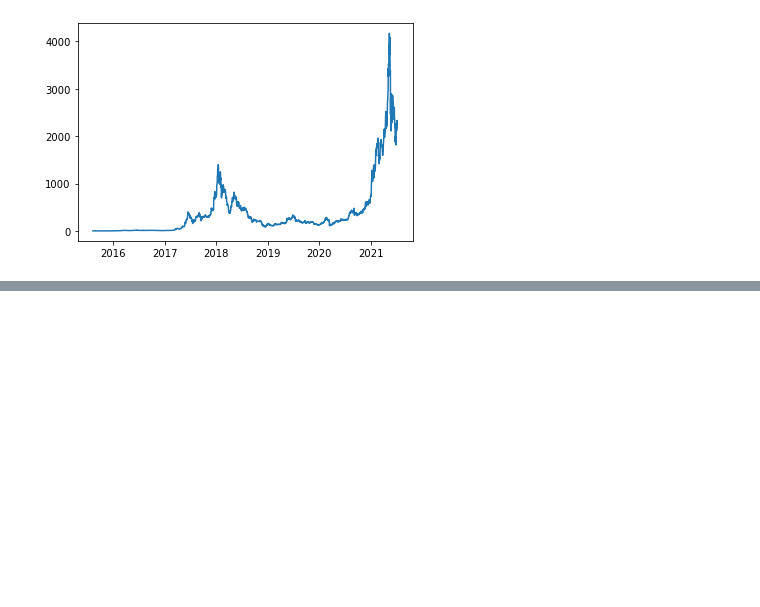
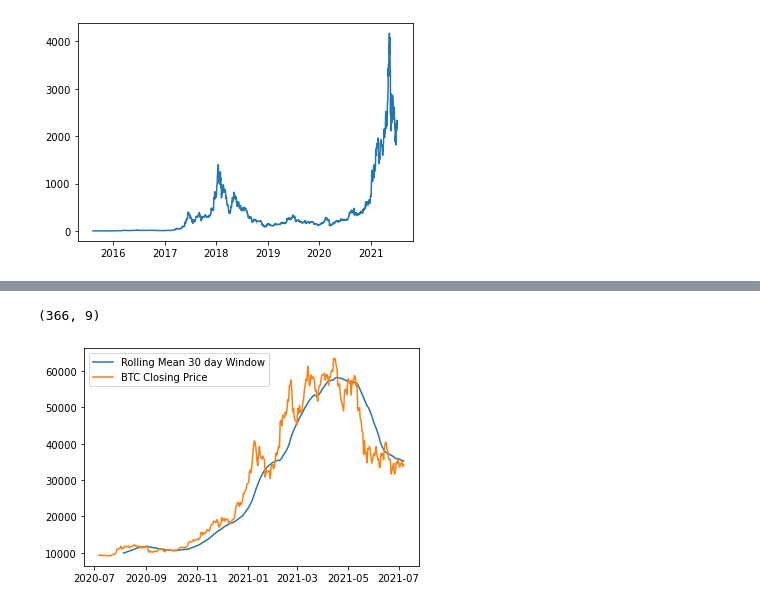
Before and after one commit to DataTortuga/crypto-pair-trade-analysis, a Jupyter notebook: BTC-ETH-Pair-Trade/BTC-ETH-Pair-Trade2.ipynb, the cells around one changed output, grey strips where cells are left out. Saved outputs shown, nothing was run; the diff lists cells and outputs as text; code cells hidden in the pictures; blank space fills up the shorter version.

```diff
--- a/BTC-ETH-Pair-Trade/BTC-ETH-Pair-Trade2.ipynb
+++ b/BTC-ETH-Pair-Trade/BTC-ETH-Pair-Trade2.ipynb
@@ -60,0 +102,8 @@ eth_df.tail()
+# %%
+last_date = btc_df.index.max()
+year = last_date - timedelta(days=365)
+
+end_date = f"{last_date.year}-{last_date.month}-{last_date.day}"
+start_date = f"{year.year}-{year.month}-{year.day}"
+# %%
+a = btc_df[start_date:end_date]
@@ -60,0 +127,11 @@ eth_df.tail()
+# %%
+a.shape
+# %% [output]
+(366, 9)
+# %%
+plt.plot(a.index,a['Close'].rolling(window=30).mean(),label='Rolling Mean 30 day Window')
+plt.plot(a.index,a['Close'],label='BTC Closing Price')
+plt.legend()
+plt.show()
+# %% [output]
+[figure, added]
```
Also changed, not shown: parts of 10 cells of this notebook.
